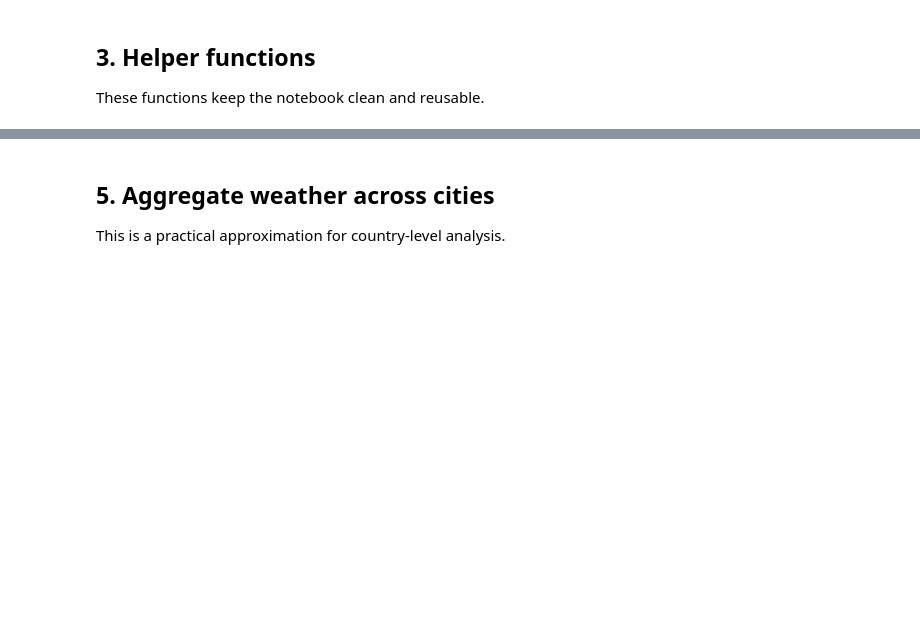
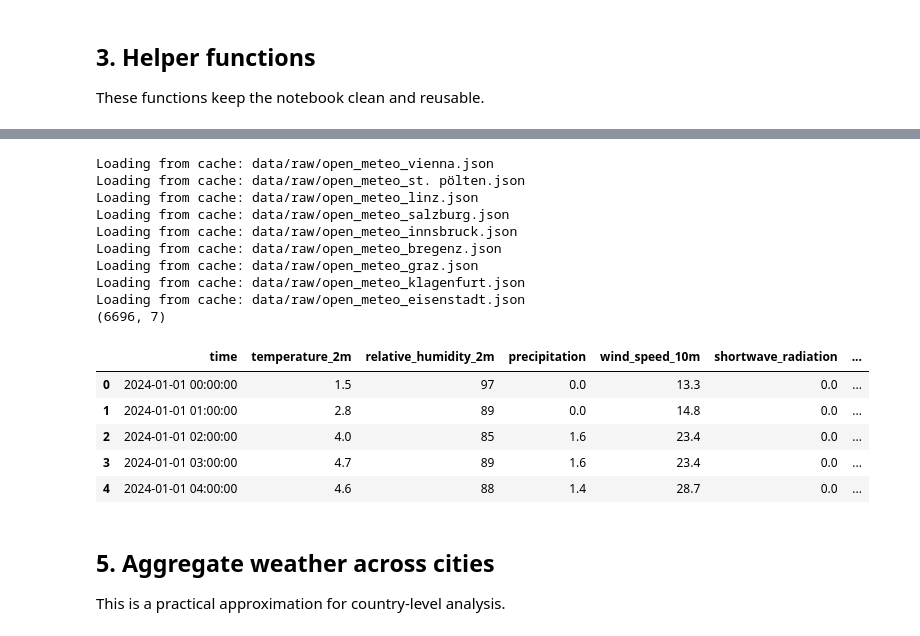
Before and after one commit to yosufe03/BDINF_Project, a Jupyter notebook: anaconda_projects/main.ipynb, the cells around one changed output, grey strips where cells are left out. Drawn from its saved outputs; the diff is of its cells as text; code cells hidden in the pictures; blank space fills up the shorter version.

```diff
--- a/anaconda_projects/main.ipynb
+++ b/anaconda_projects/main.ipynb
@@ -274,3 +237,51 @@ display(weather_df.head())
+# %%
+weather_frames = []
+weather_raw_docs = []
+
+for city_name, coords in CITIES.items():
+    params = {
+        "latitude": coords["latitude"],
+        "longitude": coords["longitude"],
+        "start_date": START_DATE,
+        "end_date": END_DATE,
+        "hourly": ",".join(WEATHER_VARS),
+        "timezone": TIMEZONE,
+    }
+
+    cache_file = RAW_DIR / f"open_meteo_{city_name.lower()}.json"
+    payload = fetch_json(OPEN_METEO_URL, params=params, cache_path=cache_file)
+
+    weather_raw_docs.append({
+        "source": "open_meteo",
+        "city": city_name,
+        "fetched_at": datetime.now(),
+        "request_params": params,
+        "payload": payload,
+    })
+
+    df_city = to_hourly_dataframe_from_open_meteo(city_name, payload)
+    weather_frames.append(df_city)
+
+weather_df = pd.concat(weather_frames, ignore_index=True)
+print(weather_df.shape)
+display(weather_df.head())
+# %% [output]
+Loading from cache: data/raw/open_meteo_vienna.json
+Loading from cache: data/raw/open_meteo_st. pölten.json
+Loading from cache: data/raw/open_meteo_linz.json
+Loading from cache: data/raw/open_meteo_salzburg.json
+Loading from cache: data/raw/open_meteo_innsbruck.json
+Loading from cache: data/raw/open_meteo_bregenz.json
+Loading from cache: data/raw/open_meteo_graz.json
+Loading from cache: data/raw/open_meteo_klagenfurt.json
+Loading from cache: data/raw/open_meteo_eisenstadt.json
+(6696, 7)
+|  | time | temperature_2m | relative_humidity_2m | precipitation | wind_speed_10m | shortwave_radiation | ... |
+| 0 | 2024-01-01 00:00:00 | 1.5 | 97 | 0.0 | 13.3 | 0.0 | ... |
+| 1 | 2024-01-01 01:00:00 | 2.8 | 89 | 0.0 | 14.8 | 0.0 | ... |
+| 2 | 2024-01-01 02:00:00 | 4.0 | 85 | 1.6 | 23.4 | 0.0 | ... |
+| 3 | 2024-01-01 03:00:00 | 4.7 | 89 | 1.6 | 23.4 | 0.0 | ... |
+| 4 | 2024-01-01 04:00:00 | 4.6 | 88 | 1.4 | 28.7 | 0.0 | ... |
 # %% [markdown]
 ## 5. Aggregate weather across cities
 
```
Also changed, not shown: parts of 30 cells of this notebook, 16 other files.
